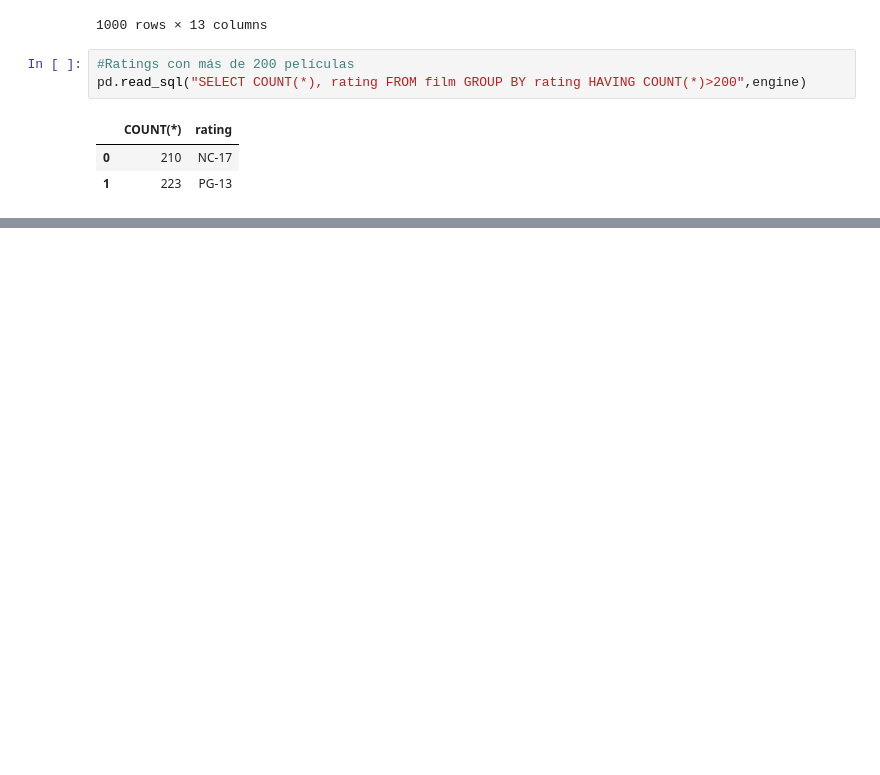
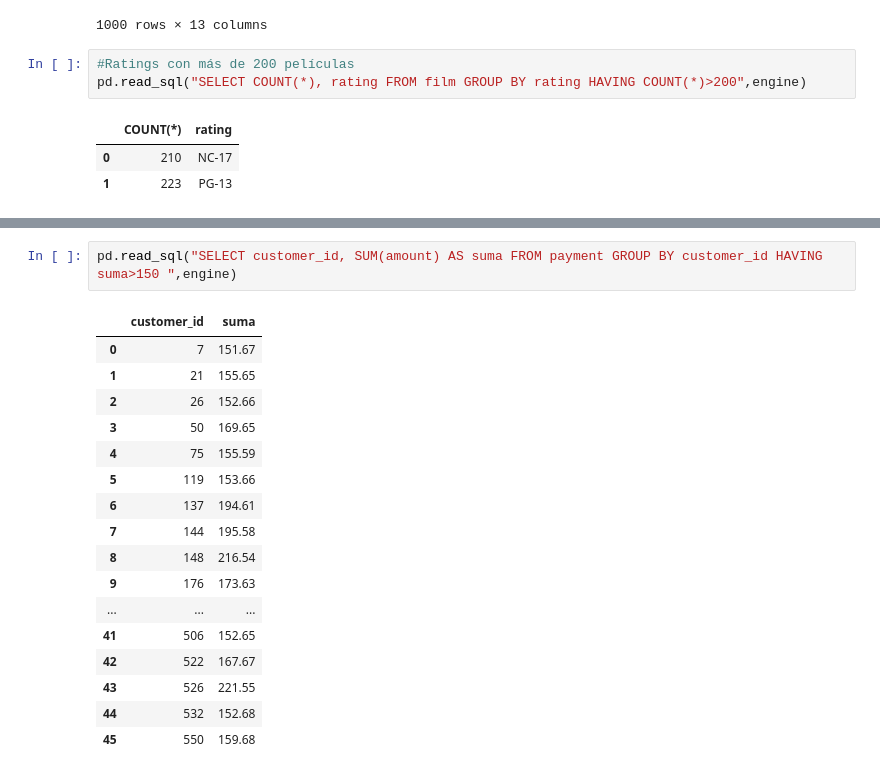
Before and after one commit to preciii7/practica_programacion, a Jupyter notebook: sql/ejercicios_sakila.ipynb, the cells around one changed output, grey strips where cells are left out. Cells and saved outputs as stored; diff of their text form; blank space fills up the shorter version.

```diff
--- a/sql/ejercicios_sakila.ipynb
+++ b/sql/ejercicios_sakila.ipynb
@@ -335,0 +352,20 @@ pd.read_sql("SELECT COUNT(*), rating FROM film GROUP BY rating HAVING COUNT(*)>2
+# %%
+pd.read_sql("SELECT customer_id, SUM(amount) AS suma FROM payment GROUP BY customer_id HAVING suma>150 ",engine)
+# %% [output]
+|  | customer_id | suma |
+| 0 | 7 | 151.67 |
+| 1 | 21 | 155.65 |
+| 2 | 26 | 152.66 |
+| 3 | 50 | 169.65 |
+| 4 | 75 | 155.59 |
+| 5 | 119 | 153.66 |
+| 6 | 137 | 194.61 |
+| 7 | 144 | 195.58 |
+| 8 | 148 | 216.54 |
+| 9 | 176 | 173.63 |
+| ... | ... | ... |
+| 41 | 506 | 152.65 |
+| 42 | 522 | 167.67 |
+| 43 | 526 | 221.55 |
+| 44 | 532 | 152.68 |
+| 45 | 550 | 159.68 |
```
Also changed, not shown: parts of 1 cell of this notebook.
